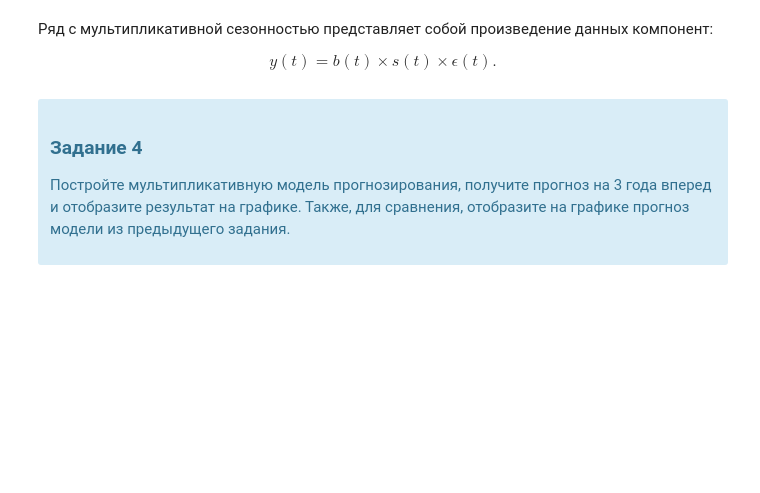
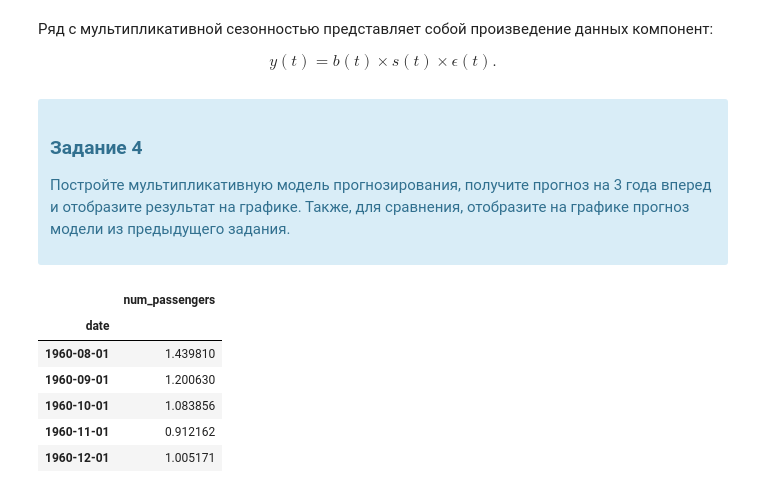
Before and after one commit to endygamedev/university, a Jupyter notebook: 3-course-6-semester/forecasting-methods/1. Naive forecasting methods/1. Naive forecasting models.ipynb, the cells around one changed output. Drawn from its saved outputs; the diff is of its cells as text; code cells hidden in the pictures; blank space fills up the shorter version.

```diff
--- a/3-course-6-semester/forecasting-methods/1. Naive forecasting methods/1. Naive forecasting models.ipynb
+++ b/3-course-6-semester/forecasting-methods/1. Naive forecasting methods/1. Naive forecasting models.ipynb
@@ -170,3 +248,14 @@ $$y(t)=b(t)\times s(t)\times \epsilon(t).$$
 <p></p>
 
 </div>
+# %%
+div = passengers/extrpass[:-36]
+div.tail()
+# %% [output]
+|  | num_passengers |
+| date |  |
+| 1960-08-01 | 1.439810 |
+| 1960-09-01 | 1.200630 |
+| 1960-10-01 | 1.083856 |
+| 1960-11-01 | 0.912162 |
+| 1960-12-01 | 1.005171 |
```
Also changed, not shown: parts of 16 cells of this notebook.
